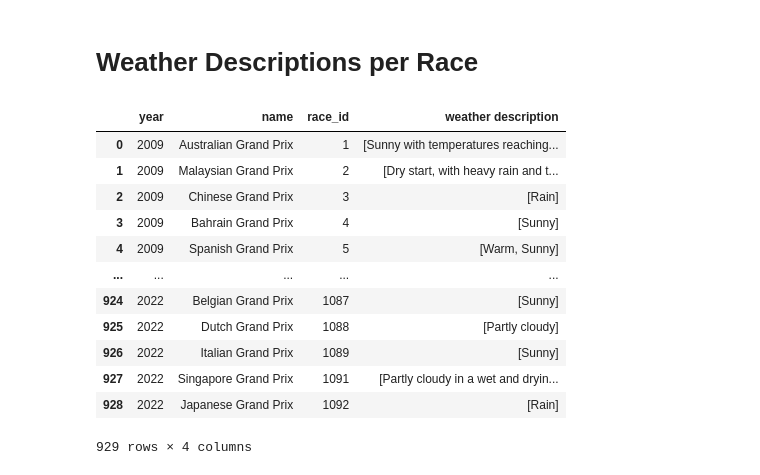
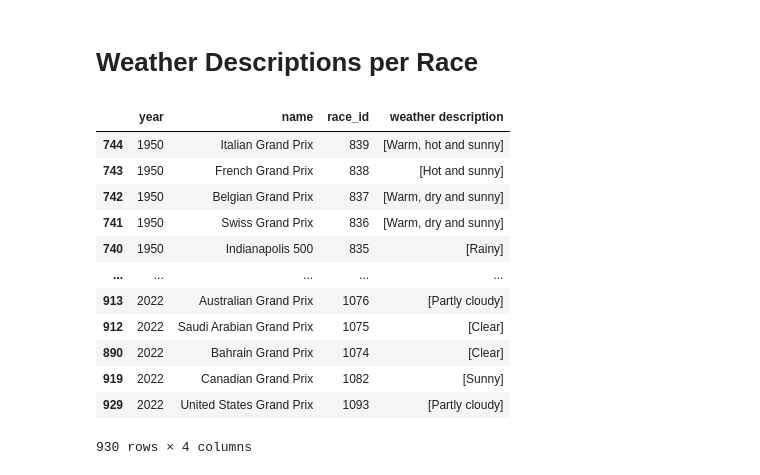
Before and after one commit to MitchellGleason/F1-Data-Analysis--Wet-Races, a Jupyter notebook: wet_races.ipynb, the cells around one changed output. Cells and saved outputs as stored; diff of their text form; code cells hidden in the pictures.

```diff
--- a/wet_races.ipynb
+++ b/wet_races.ipynb
@@ -146,20 +144,20 @@ for index, row in races.iterrows():
         weather_races_year.append(races.iloc[index]['year'])
         weather_description.append(description)
 # %%
-weather_df = pd.DataFrame({'year': weather_races_year, 'name': weather_races_names, 'race_id': weather_races_id, 'weather description': weather_description})
+weather_df = pd.DataFrame({'year': weather_races_year, 'name': weather_races_names, 'race_id': weather_races_id, 'weather description': weather_description}).sort_values(by=['year'])
 
 weather_df
 # %% [output]
 |  | year | name | race_id | weather description |
-| 0 | 2009 | Australian Grand Prix | 1 | [Sunny with temperatures reaching... |
-| 1 | 2009 | Malaysian Grand Prix | 2 | [Dry start, with heavy rain and t... |
-| 2 | 2009 | Chinese Grand Prix | 3 | [Rain] |
-| 3 | 2009 | Bahrain Grand Prix | 4 | [Sunny] |
-| 4 | 2009 | Spanish Grand Prix | 5 | [Warm, Sunny] |
+| 744 | 1950 | Italian Grand Prix | 839 | [Warm, hot and sunny] |
+| 743 | 1950 | French Grand Prix | 838 | [Hot and sunny] |
+| 742 | 1950 | Belgian Grand Prix | 837 | [Warm, dry and sunny] |
+| 741 | 1950 | Swiss Grand Prix | 836 | [Warm, dry and sunny] |
+| 740 | 1950 | Indianapolis 500 | 835 | [Rainy] |
 | ... | ... | ... | ... | ... |
-| 924 | 2022 | Belgian Grand Prix | 1087 | [Sunny] |
-| 925 | 2022 | Dutch Grand Prix | 1088 | [Partly cloudy] |
-| 926 | 2022 | Italian Grand Prix | 1089 | [Sunny] |
-| 927 | 2022 | Singapore Grand Prix | 1091 | [Partly cloudy in a wet and dryin... |
-| 928 | 2022 | Japanese Grand Prix | 1092 | [Rain] |
+| 913 | 2022 | Australian Grand Prix | 1076 | [Partly cloudy] |
+| 912 | 2022 | Saudi Arabian Grand Prix | 1075 | [Clear] |
+| 890 | 2022 | Bahrain Grand Prix | 1074 | [Clear] |
+| 919 | 2022 | Canadian Grand Prix | 1082 | [Sunny] |
+| 929 | 2022 | United States Grand Prix | 1093 | [Partly cloudy] |
-929 rows × 4 columns
+930 rows × 4 columns
```
Also changed, not shown: parts of 5 cells of this notebook.
